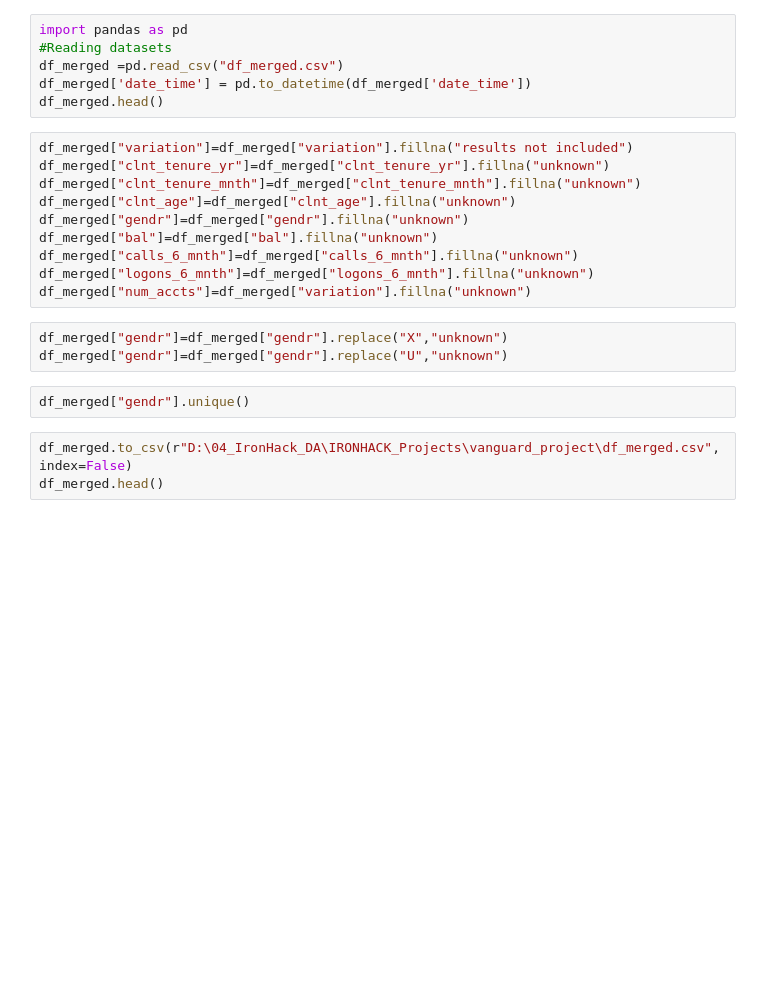
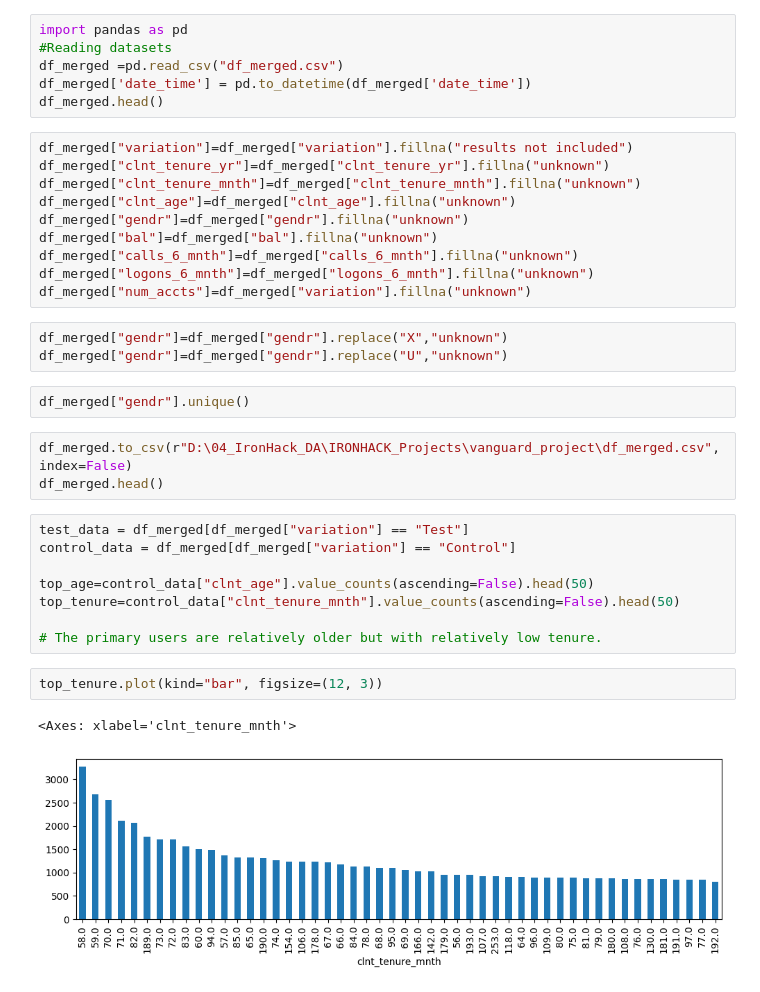
Before and after one commit to durgainnovative-sudo/vanguard_project, a Jupyter notebook: EDA.ipynb, the cells around one changed output. Drawn from its saved outputs; the diff is of its cells as text; blank space fills up the shorter version.

```diff
--- a/EDA.ipynb
+++ b/EDA.ipynb
@@ -22,3 +22,16 @@ df_merged["gendr"].unique()
 # %%
 df_merged.to_csv(r"D:\04_IronHack_DA\IRONHACK_Projects\vanguard_project\df_merged.csv", index=False)
 df_merged.head()
+# %%
+test_data = df_merged[df_merged["variation"] == "Test"]
+control_data = df_merged[df_merged["variation"] == "Control"]
+
+top_age=control_data["clnt_age"].value_counts(ascending=False).head(50)
+top_tenure=control_data["clnt_tenure_mnth"].value_counts(ascending=False).head(50)
+
+# The primary users are relatively older but with relatively low tenure.
+# %%
+top_tenure.plot(kind="bar", figsize=(12, 3))
+# %% [output]
+<Axes: xlabel='clnt_tenure_mnth'>
+[figure, added]
```
Also changed, not shown: parts of 1 cell of this notebook.
